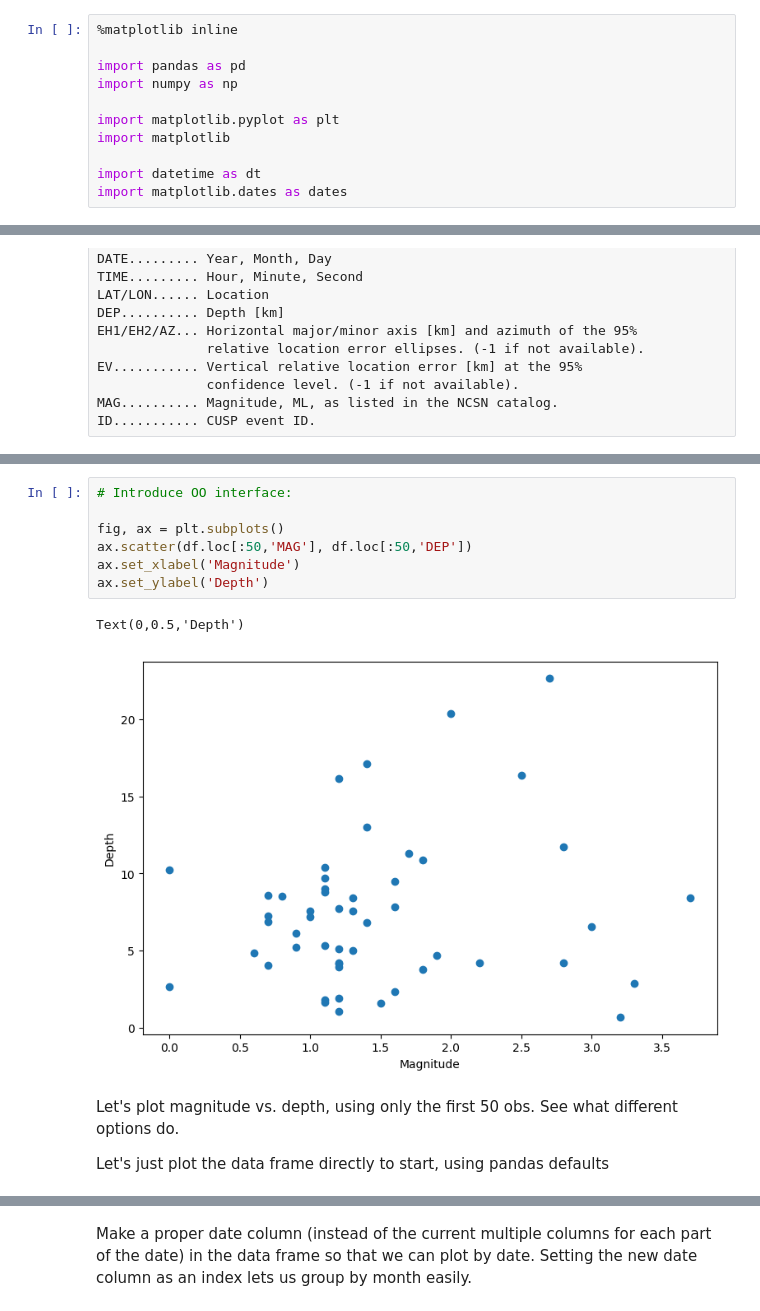
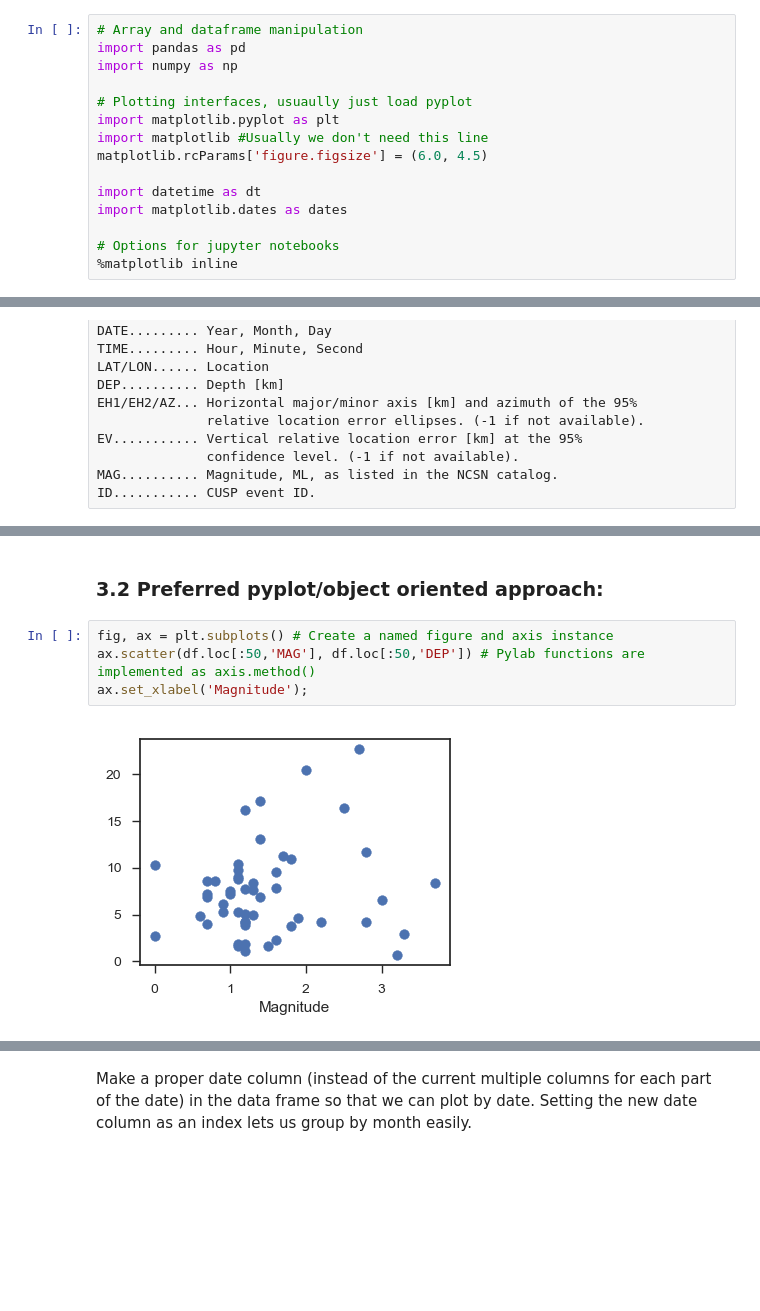
Before and after one commit to nuitrcs/pythonvisualization, a Jupyter notebook: plotting.ipynb, the cells around one changed output, grey strips where cells are left out. Saved outputs shown, nothing was run; the diff lists cells and outputs as text; blank space fills up the shorter version.

```diff
--- a/plotting.ipynb
+++ b/plotting.ipynb
@@ -49,12 +43,16 @@ Import libraries, tell the notebook to show matplotlib plots inline.  Use `%matp
 # %%
-%matplotlib inline
-
+# Array and dataframe manipulation
 import pandas as pd
 import numpy as np
 
+# Plotting interfaces, usuaully just load pyplot
 import matplotlib.pyplot as plt
-import matplotlib
+import matplotlib #Usually we don't need this line
+matplotlib.rcParams['figure.figsize'] = (6.0, 4.5)
 
 import datetime as dt
 import matplotlib.dates as dates
+
+# Options for jupyter notebooks
+%matplotlib inline
 # %% [markdown]
@@ -97,14 +120,8 @@ df.head(10)
+# %% [markdown]
+### 3.2 Preferred pyplot/object oriented approach:
 # %%
-# Introduce OO interface:
-
-fig, ax = plt.subplots()
-ax.scatter(df.loc[:50,'MAG'], df.loc[:50,'DEP'])
-ax.set_xlabel('Magnitude')
-ax.set_ylabel('Depth')
+fig, ax = plt.subplots() # Create a named figure and axis instance
+ax.scatter(df.loc[:50,'MAG'], df.loc[:50,'DEP']) # Pylab functions are implemented as axis.method()
+ax.set_xlabel('Magnitude');
 # %% [output]
-Text(0,0.5,'Depth')
-[figure, old version]
+[figure, new version]
-# %% [markdown]
-Let's plot magnitude vs. depth, using only the first 50 obs.  See what different options do.
-
-Let's just plot the data frame directly to start, using pandas defaults
```
Also changed, not shown: parts of 198 cells of this notebook.
